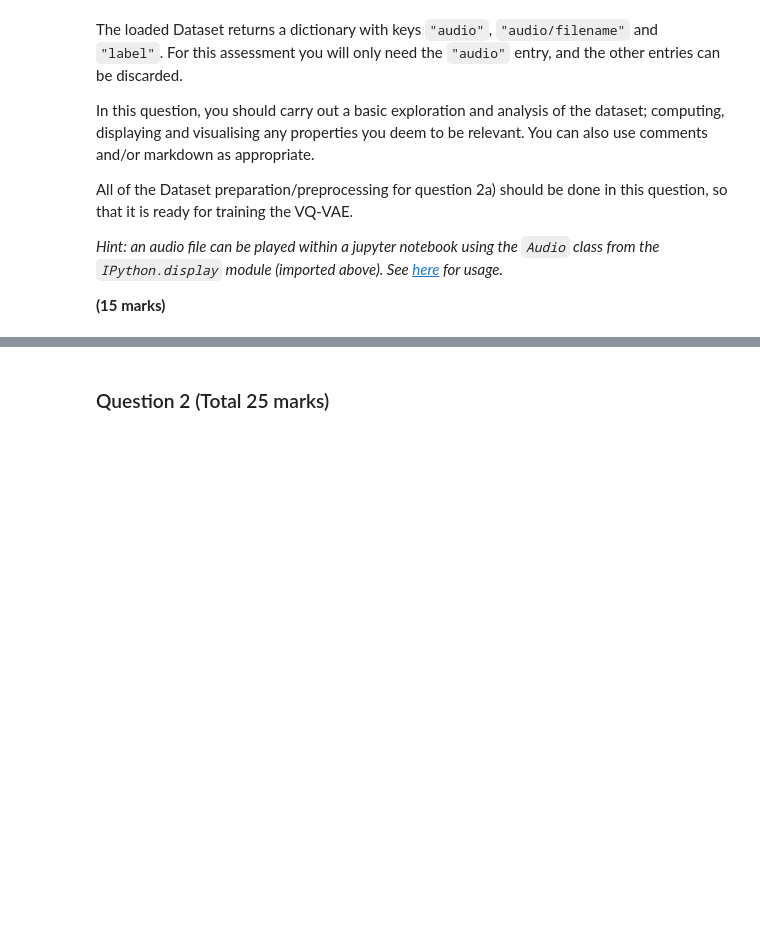
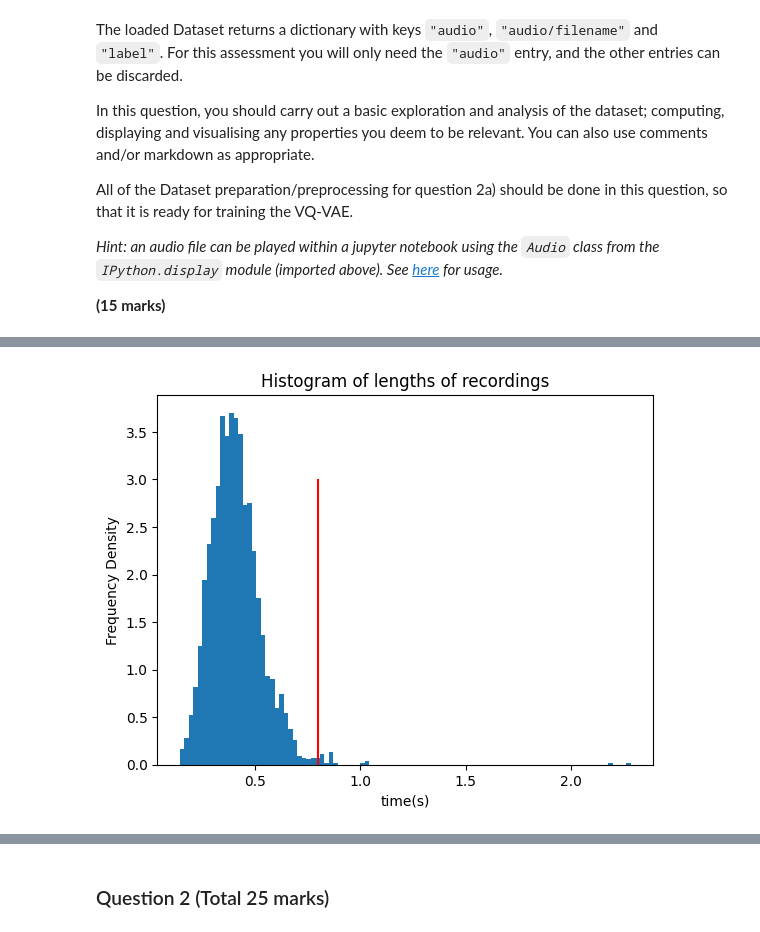
Before and after one commit to frasermartinx/DL, a Jupyter notebook: Week 11/Week 11 Coursework/DL_CW3_02476922.ipynb, the cells around one changed output, grey strips where cells are left out. Saved outputs shown, nothing was run; the diff lists cells and outputs as text; code cells hidden in the pictures; blank space fills up the shorter version.

```diff
--- a/Week 11/Week 11 Coursework/DL_CW3_02476922.ipynb
+++ b/Week 11/Week 11 Coursework/DL_CW3_02476922.ipynb
@@ -88,0 +138,17 @@ _Hint: an audio file can be played within a jupyter notebook using the `Audio` c
+# %%
+#investigate the lengths
+def show_lengths(audio, rate = 8000):
+    sample_times = [len(x)/rate for x in audio]
+    plt.hist(x = sample_times, bins = 100, density = True)
+    plt.xlabel("time(s)")
+    plt.ylabel("Frequency Density")
+    plt.title("Histogram of lengths of recordings")
+    plt.vlines(x = 0.8, ymin = 0, ymax= 3,color = "red")
+    plt.show()
+    return sample_times
+
+lengths = show_lengths(ds)
+
+#redline is where we pad/cut the audio off
+# %% [output]
+[figure, added]
```
Also changed, not shown: parts of 36 cells of this notebook, 5 other files.
